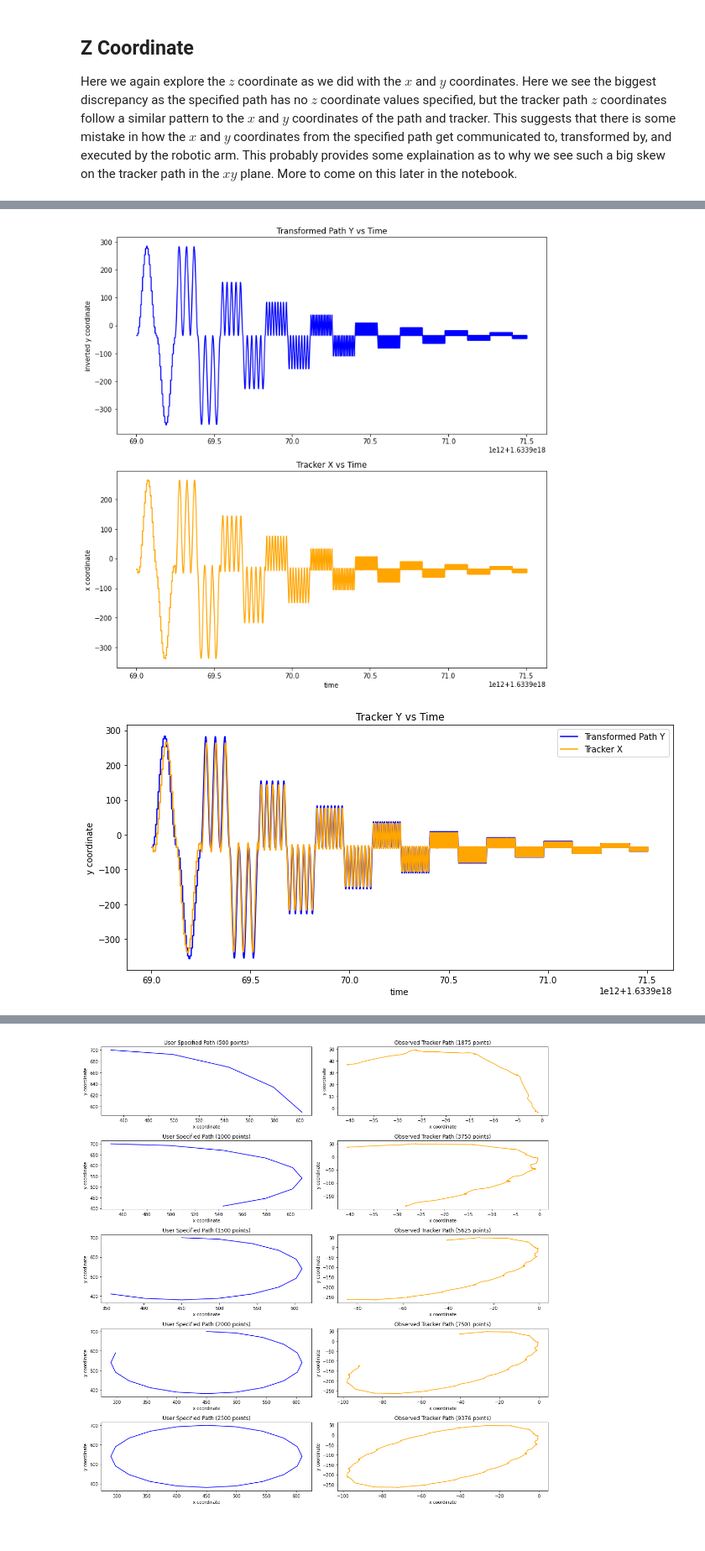
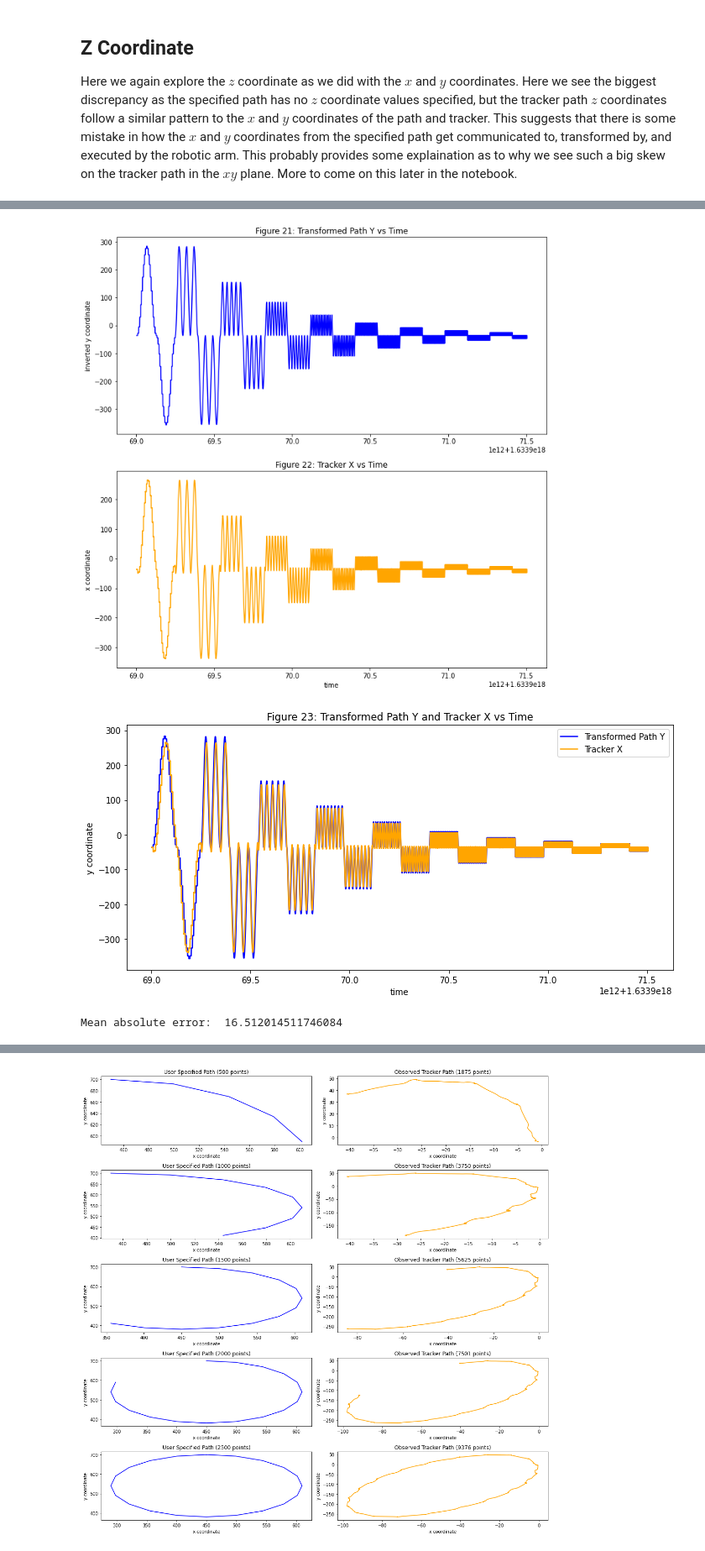
Before and after one commit to adamggibbs/path_analysis_soln, a Jupyter notebook: analysis.ipynb, the cells around one changed output, grey strips where cells are left out. Shown at 84% size. Cells and saved outputs as stored; diff of their text form; code cells hidden in the pictures.

```diff
--- a/analysis.ipynb
+++ b/analysis.ipynb
@@ -407,43 +413,54 @@ plt.show()
 # %%
-# first point of path y
-range_pth = max(pth_y) - min(pth_y)
-range_trk = max(trk_y) - min(trk_y)
-rto = range_pth / range_trk
+# transform path y
+# translate and invert path y
+first_point_diff = -1*pth_y[0] - trk_x[0]
+transformed_pth_y = -1*pth_y - first_point_diff
 
-scaled_pth_x = pth_x[:num_points] / rto
-first_point_diff = scaled_pth_x[0] - trk_y[0]
-transformed_pth_x = scaled_pth_x - first_point_diff
-
-first_point_diff = -1*pth_y[0] - trk_x[0]
-
-transformed_pth_y = -1*pth_y[:num_points] - first_point_diff
-
+# create figure to plot onto
 fig, ax = plt.subplots(2, 1, figsize=(10,10))
 
+# plot transformed path y
 plt1 = ax[0]
-plt1.plot(pth_t[:num_points], transformed_pth_y, c='blue')
+plt1.plot(pth_t[:num_points], transformed_pth_y[:num_points], c='blue')
 plt1.set_ylabel('inverted y coordinate')
-plt1.set_title("Transformed Path Y vs Time")
+plt1.set_title("Figure 21: Transformed Path Y vs Time")
 
+# plot tracker x
 plt2 = ax[1]
 plt2.plot(trk_t[:trk_num_points], trk_x[:trk_num_points], c='orange')
 plt2.set_xlabel('time')
 plt2.set_ylabel('x coordinate')
-plt2.set_title("Tracker X vs Time")
+plt2.set_title("Figure 22: Tracker X vs Time")
+
+# save and show figures
 plt.tight_layout()
+plt.savefig('./figs/figures2122_PYvTX.png', facecolor='white')
 plt.show()
 
 
+# create figure to plot onto
 fig, ax = plt.subplots(1, 1, figsize=(10,5))
 
-ax.plot(pth_t[:num_points], transformed_pth_y, c='blue', label='Transformed Path Y')
+# plot transformed path y
+ax.plot(pth_t[:num_points], transformed_pth_y[:num_points], c='blue', label='Transformed Path Y')
+# plot tracker x on same axis
 ax.plot(trk_t[:trk_num_points], trk_x[:trk_num_points], c='orange', label='Tracker X')
 ax.set_xlabel('time')
 ax.set_ylabel('y coordinate')
-ax.set_title("Tracker Y vs Time")
+ax.set_title("Figure 23: Transformed Path Y and Tracker X vs Time")
 ax.legend()
+
+# save and show figures
 plt.tight_layout()
+plt.savefig('./figs/figure23_overlapped_PYvTX.png', facecolor='white')
 plt.show()
+
+# first point of path y
+first_point_diff = -1*pth_y_m[0] - trk_x_m[0]
+transformed_pth_y_m = -1*pth_y_m - first_point_diff
+# calculate mae
+print("Mean absolute error: ", mae(transformed_pth_y_m[:num_points], trk_x_m[:num_points]))
 # %% [output]
-[figure, old version]
+[figure, new version]
-[figure, old version]
+[figure, new version]
+Mean absolute error:  16.512014511746084
```
Also changed, not shown: parts of 21 cells of this notebook, 11 other files.
